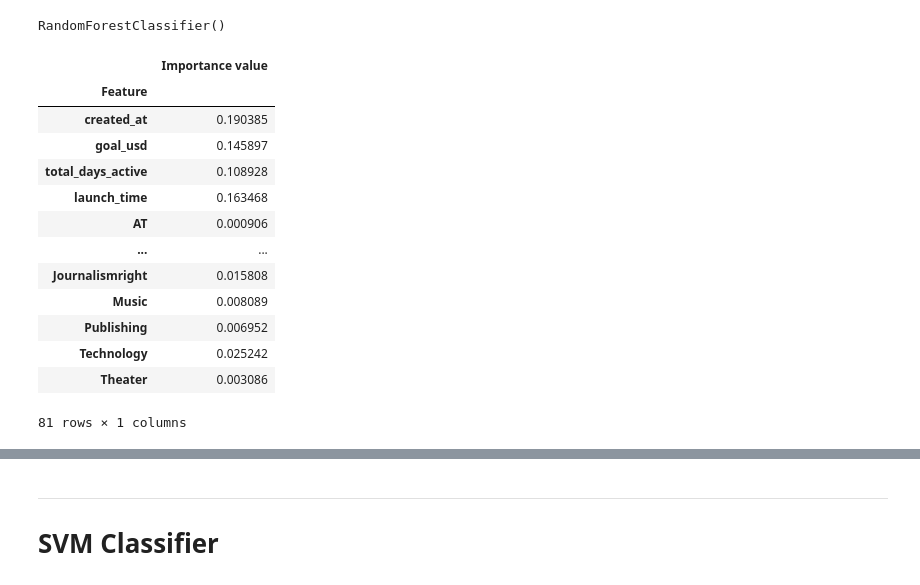
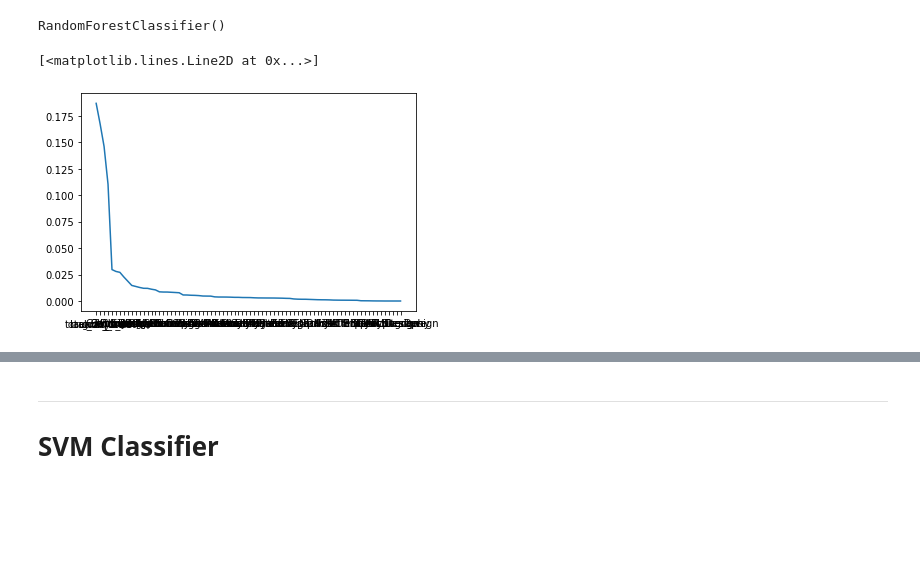
Before and after one commit to yeewaifatt/Project-2---Predicting-Crowdfunding-Outcomes, a Jupyter notebook: model_selection/model_exploration.ipynb, the cells around one changed output, grey strips where cells are left out. Drawn from its saved outputs; the diff is of its cells as text; code cells hidden in the pictures; blank space fills up the shorter version.

```diff
--- a/model_selection/model_exploration.ipynb
+++ b/model_selection/model_exploration.ipynb
@@ -167,23 +151,11 @@ rf_predictions_decoded = y_encoder.inverse_transform(predictions)
 y_test_decoded = y_encoder.inverse_transform(y_test)
 # %%
 # view model importance of features for the model
-importances = pd.DataFrame(zip(X.columns, rf_classifier.feature_importances_), columns = ['Feature','Importance value']).set_index('Feature')
-importances
+importances = pd.DataFrame(zip(X.columns, rf_classifier.feature_importances_), columns = ['Feature','Importance value']).set_index('Feature').sort_values(by='Importance value', ascending=False)
+plt.plot(importances)
 # %% [output]
-|  | Importance value |
-| Feature |  |
-| created_at | 0.190385 |
-| goal_usd | 0.145897 |
-| total_days_active | 0.108928 |
-| launch_time | 0.163468 |
-| AT | 0.000906 |
-| ... | ... |
-| Journalismright | 0.015808 |
-| Music | 0.008089 |
-| Publishing | 0.006952 |
-| Technology | 0.025242 |
-| Theater | 0.003086 |
-81 rows × 1 columns
+[<matplotlib.lines.Line2D at 0x...>]
+[figure, added]
 # %%
 # classification reports for the test and validation set
 rf_report = classification_report(y_test_decoded, rf_predictions_decoded)
```
Also changed, not shown: parts of 15 cells of this notebook, 6 other files.
